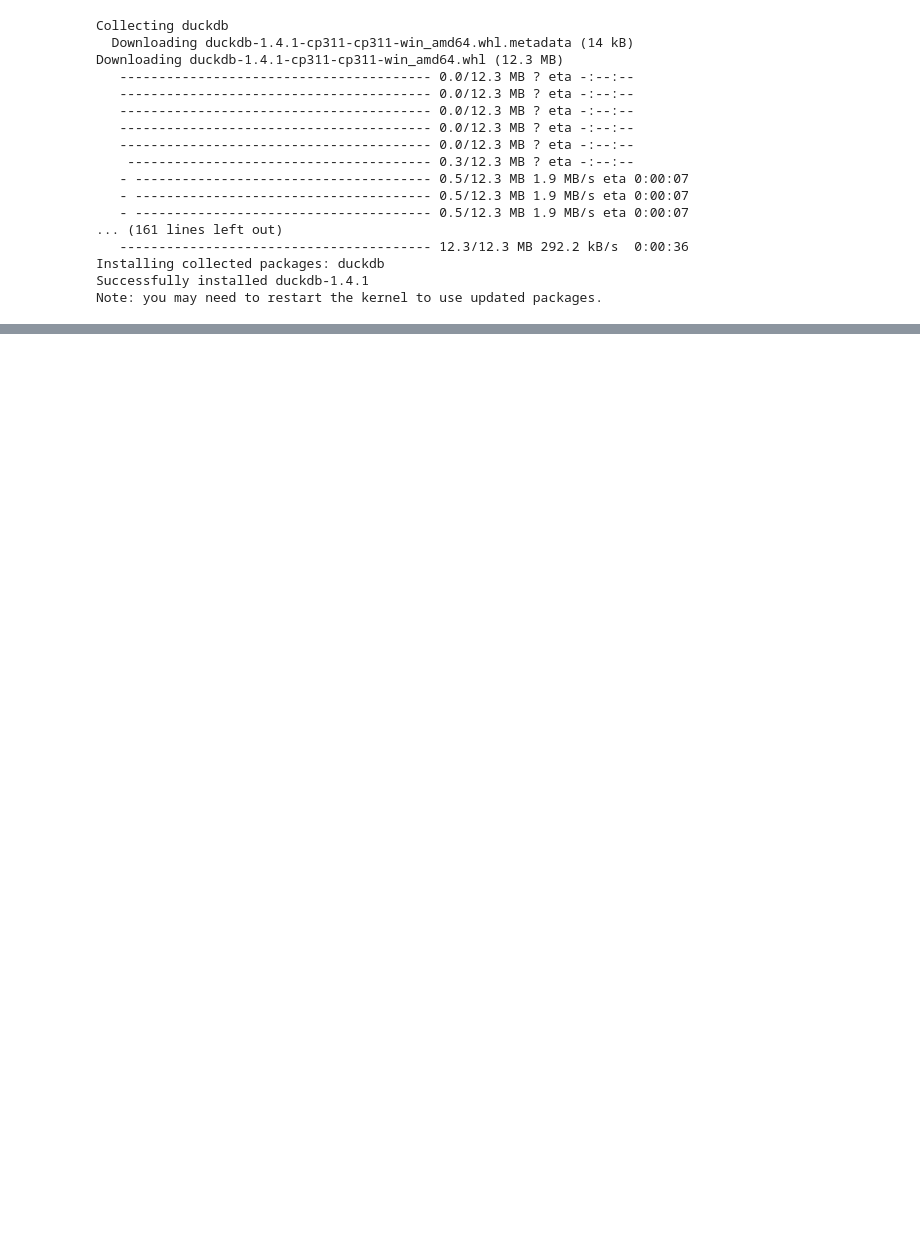
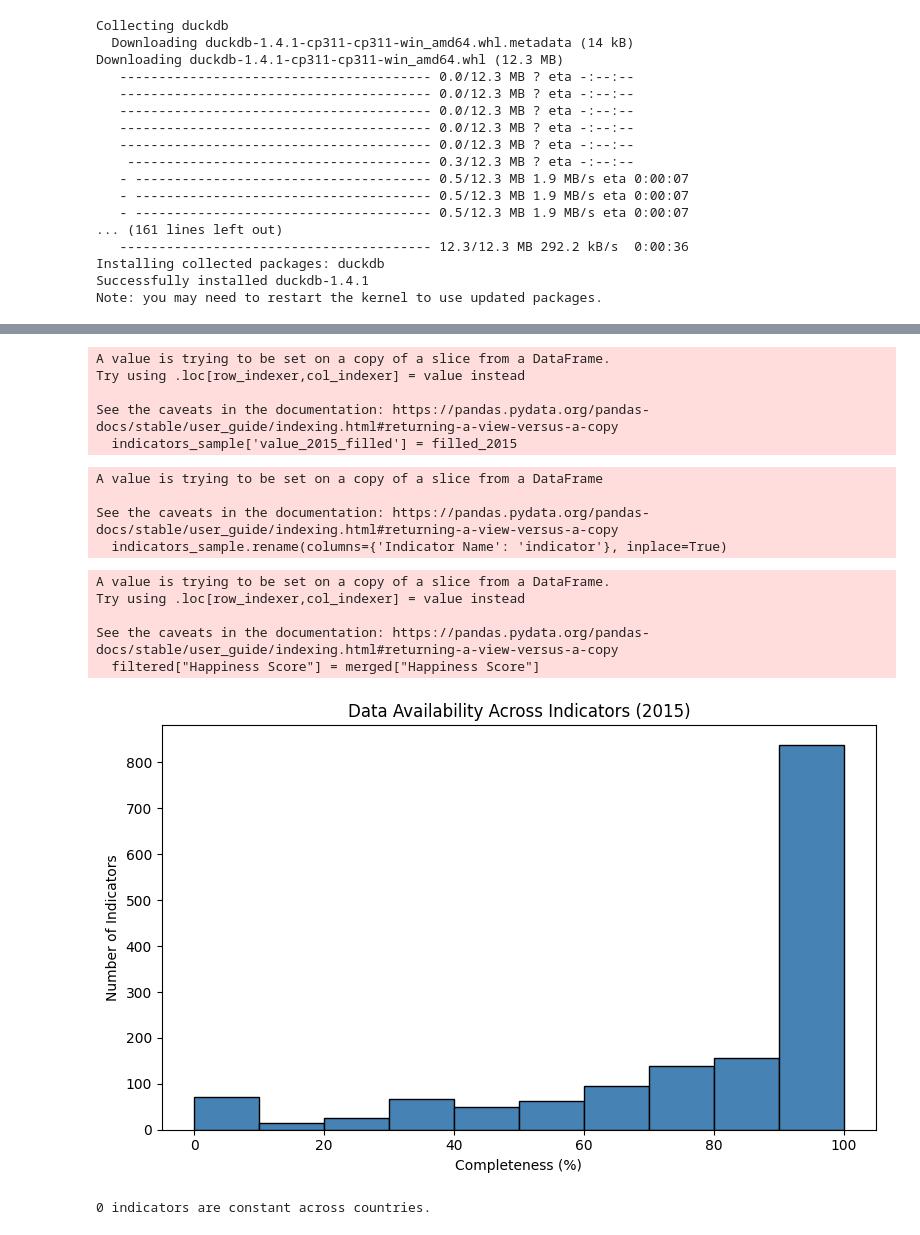
Before and after one commit to NickPerlich/CountryHappinessPredictor, a Jupyter notebook: eda/eda.ipynb, the cells around one changed output, grey strips where cells are left out. Saved outputs shown, nothing was run; the diff lists cells and outputs as text; code cells hidden in the pictures; blank space fills up the shorter version.

```diff
--- a/eda/eda.ipynb
+++ b/eda/eda.ipynb
@@ -103,0 +142,68 @@ with pd.option_context('display.max_rows', None, 'display.max_columns', None):
+# %%
+# creating a subset that only includes countries present in the 2015 happiness dataset
+indicators_sample = indicators[indicators['country'].isin(happiness['country'])]
+# shrinking down to just 2015 values and filling in missing values via interpolation
+years = [str(y) for y in range(2010, 2021)]
+year_df = indicators_sample[years].copy()
+year_df = year_df.interpolate(axis=1, limit_direction='both')
+filled_2015 = year_df['2015']
+indicators_sample['value_2015_filled'] = filled_2015
+# %% [output]
+A value is trying to be set on a copy of a slice from a DataFrame.
+Try using .loc[row_indexer,col_indexer] = value instead
+
+See the caveats in the documentation: https://pandas.pydata.org/pandas-docs/stable/user_guide/indexing.html#returning-a-view-versus-a-copy
+  indicators_sample['value_2015_filled'] = filled_2015
+# %%
+indicators_sample.rename(columns={'Indicator Name': 'indicator'}, inplace=True)
+# %% [output]
+A value is trying to be set on a copy of a slice from a DataFrame
+
+See the caveats in the documentation: https://pandas.pydata.org/pandas-docs/stable/user_guide/indexing.html#returning-a-view-versus-a-copy
+  indicators_sample.rename(columns={'Indicator Name': 'indicator'}, inplace=True)
+# %%
+indicators_2015 = indicators_sample[['country', 'indicator', 'value_2015_filled']]
+happiness_2015 = happiness[['country', "Happiness Score"]]
+# %%
+pivoted = indicators_2015.pivot(index='country', columns='indicator', values='value_2015_filled')
+merged = happiness_2015.merge(pivoted, left_on='country', right_index=True)
+# %%
+# fraction of missing values per column
+missing_frac = merged.isna().mean().sort_values(ascending=False)
+
+# or percent
+missing_percent = missing_frac * 100
+
+completeness = 100 - missing_percent
+
+threshold = 30  # i.e. drop anything with >30% missingness
+usable_cols = missing_percent[missing_percent < threshold].index
+filtered = merged[usable_cols]
+
+filtered["Happiness Score"] = merged["Happiness Score"]
+# %% [output]
+A value is trying to be set on a copy of a slice from a DataFrame.
+Try using .loc[row_indexer,col_indexer] = value instead
+
+See the caveats in the documentation: https://pandas.pydata.org/pandas-docs/stable/user_guide/indexing.html#returning-a-view-versus-a-copy
+  filtered["Happiness Score"] = merged["Happiness Score"]
+# %%
+plt.figure(figsize=(8,5))
+plt.hist(completeness, bins=np.arange(0, 110, 10), color="steelblue", edgecolor="black")
+plt.xlabel("Completeness (%)")
+plt.ylabel("Number of Indicators")
+plt.title("Data Availability Across Indicators (2015)")
+plt.tight_layout()
+plt.show()
+# %% [output]
+[figure, added]
+# %%
+complete_inds = missing_percent[missing_percent == 0].index.tolist()
+
+constant_cols = [
+    col for col in complete_inds
+    if merged[col].nunique() <= 1
+]
+print(f"{len(constant_cols)} indicators are constant across countries.")
+# %% [output]
+0 indicators are constant across countries.
```
Also changed, not shown: parts of 16 cells of this notebook, 4 other files.
